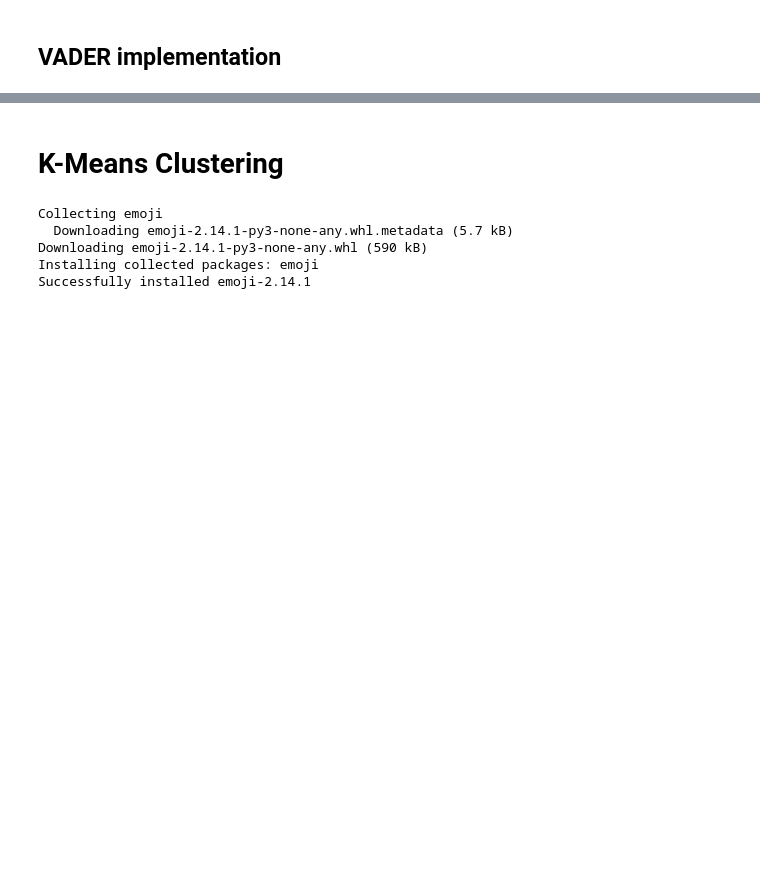
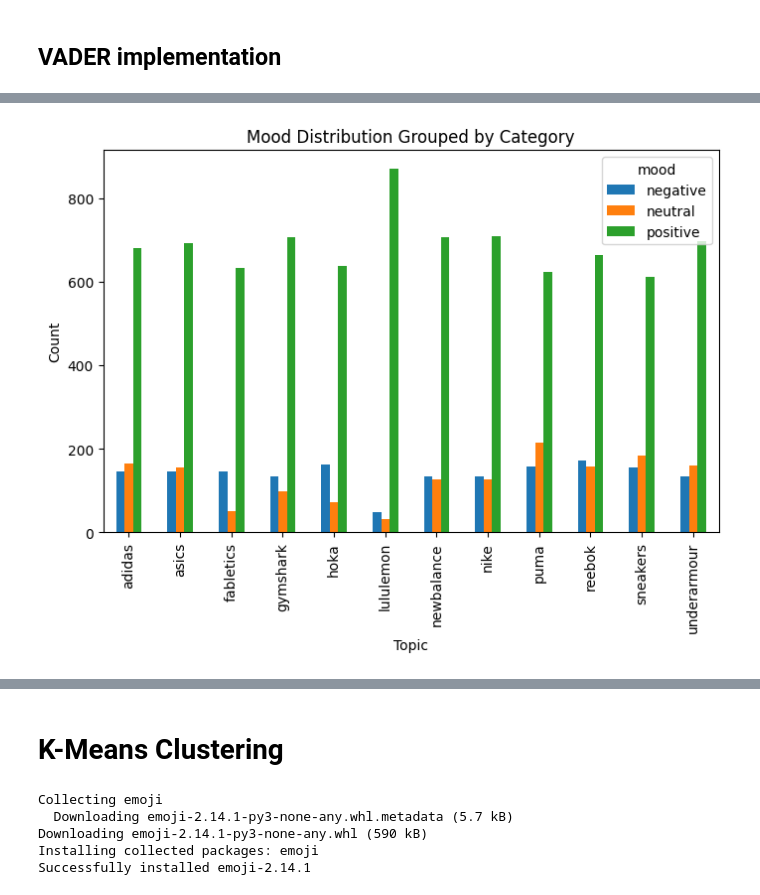
Before and after one commit to ParnaviSen03/Sentiment_Analysis_Twitter_Reddit, a Jupyter notebook: Sentiment_Analysis.ipynb, the cells around one changed output, grey strips where cells are left out. Saved outputs shown, nothing was run; the diff lists cells and outputs as text; code cells hidden in the pictures; blank space fills up the shorter version.

```diff
--- a/Sentiment_Analysis.ipynb
+++ b/Sentiment_Analysis.ipynb
@@ -238,0 +273,4 @@ Text(0.5, 1.0, 'Mood Distribution Grouped by Category')
+# %%
+plot_mood_by_topic(df1)
+# %% [output]
+[figure, added]
```
Also changed, not shown: parts of 60 cells of this notebook.
